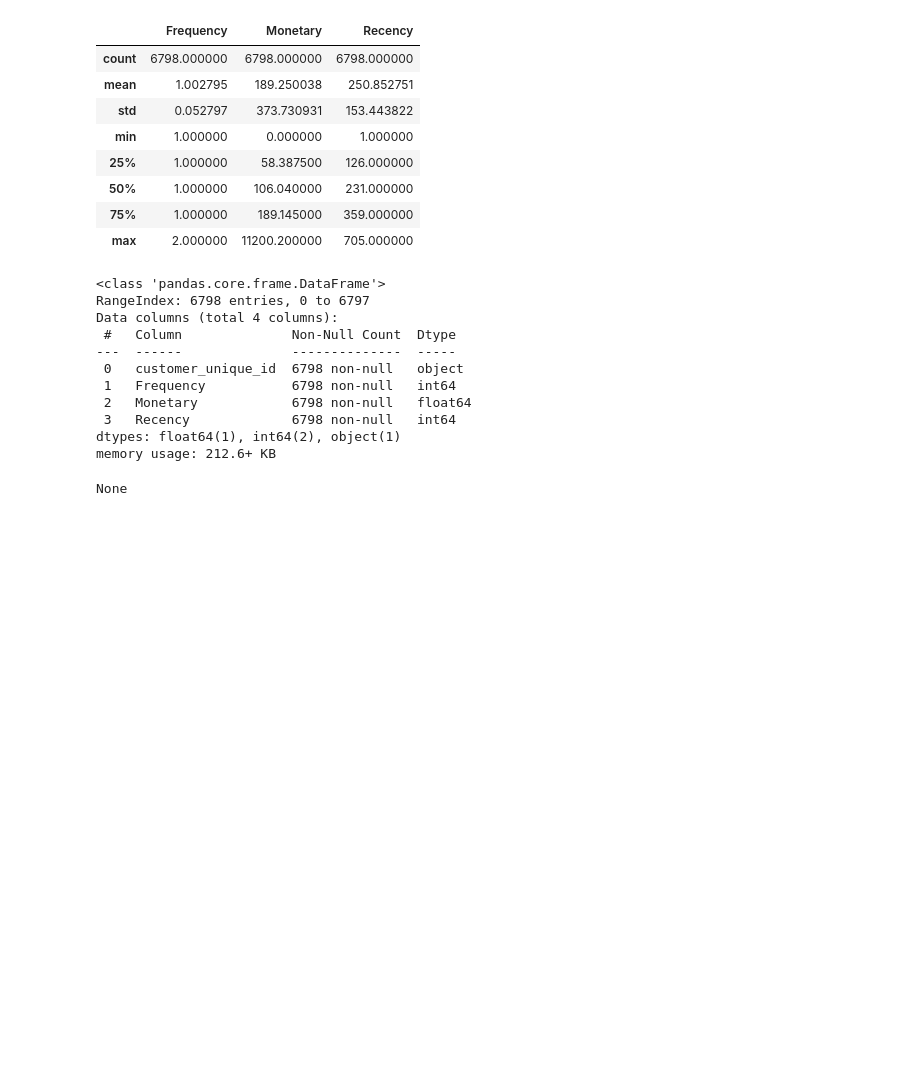
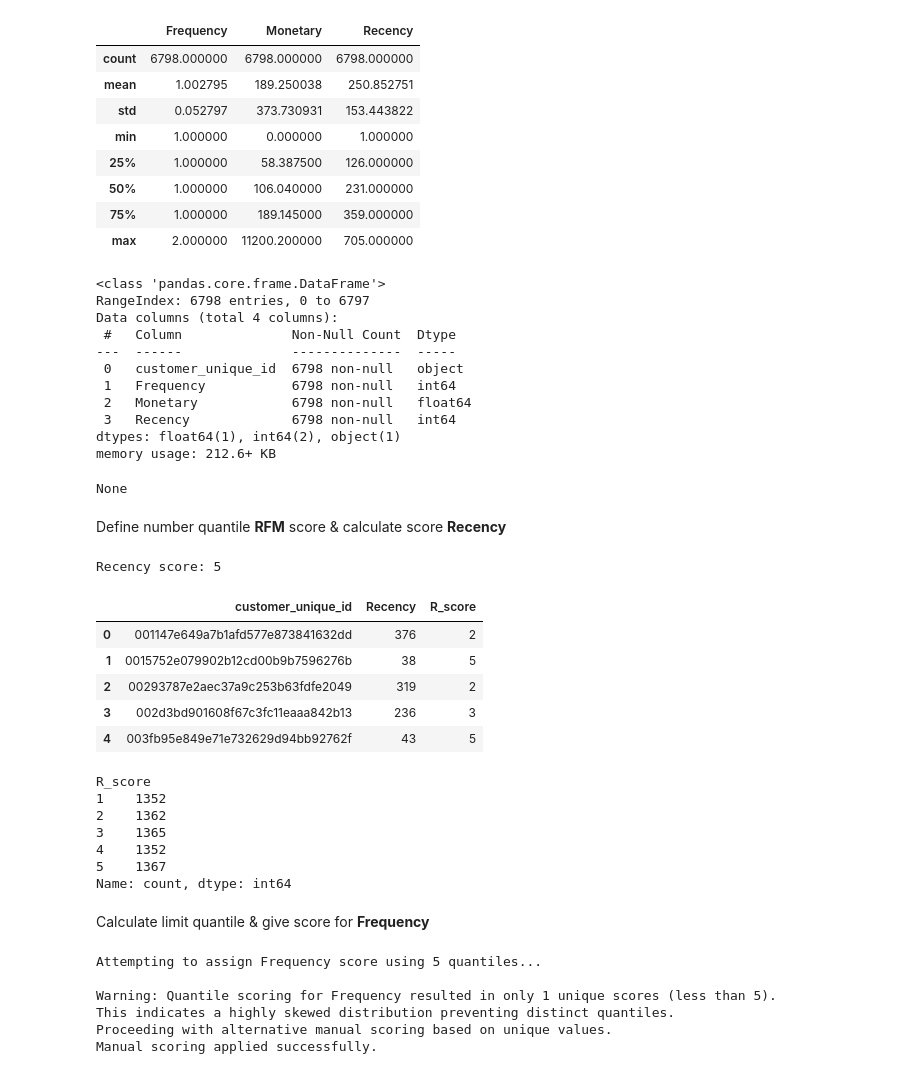
Before and after one commit to RizkiRdm/Olist-E-commerce-Performance-Analysis, a Jupyter notebook: notebooks/feature_engineering.ipynb, the cells around one changed output. Drawn from its saved outputs; the diff is of its cells as text; code cells hidden in the pictures; blank space fills up the shorter version.

```diff
--- a/notebooks/feature_engineering.ipynb
+++ b/notebooks/feature_engineering.ipynb
@@ -428,3 +428,5 @@ Data columns (total 4 columns):
 dtypes: float64(1), int64(2), object(1)
 memory usage: 212.6+ KB
 None
+# %% [markdown]
+Define number quantile **RFM** score & calculate score **Recency**
@@ -430,0 +441,69 @@ None
+# %%
+print(f"Recency score: {num_quantiles}")
+display(customer_rfm_final_df[["customer_unique_id", "Recency", "R_score"]].head())
+
+# check distribution
+print(customer_rfm_final_df["R_score"].value_counts().sort_index())
+# %% [output]
+Recency score: 5
+|  | customer_unique_id | Recency | R_score |
+| 0 | 001147e649a7b1afd577e873841632dd | 376 | 2 |
+| 1 | 0015752e079902b12cd00b9b7596276b | 38 | 5 |
+| 2 | 00293787e2aec37a9c253b63fdfe2049 | 319 | 2 |
+| 3 | 002d3bd901608f67c3fc11eaaa842b13 | 236 | 3 |
+| 4 | 003fb95e849e71e732629d94bb92762f | 43 | 5 |
+R_score
+1    1352
+2    1362
+3    1365
+4    1352
+5    1367
+Name: count, dtype: int64
+# %% [markdown]
+Calculate limit quantile & give score for **Frequency**
+# %%
+print(f"Attempting to assign Frequency score using {num_quantiles} quantiles...")
+
+# --- Attempt scoring using pd.qcut ---
+customer_rfm_final_df["F_score"] = pd.qcut(
+    customer_rfm_final_df["Frequency"],
+    q=num_quantiles,
+    labels=False,
+    duplicates="drop",
+)
+
+# Add 1 to shift the scores from 1 to q.
+customer_rfm_final_df["F_score"] = customer_rfm_final_df["F_score"] + 1
+
+# --- Step 2: Check if the quantile scoring resulted in a "skewed" distribution ---
+# We check if the number of unique scores produced is less than the requested number of quantiles.
+# If it is, it indicates that pd.qcut couldn't create distinct quantiles due to skewness/duplicates.
+
+if customer_rfm_final_df["F_score"].nunique() < num_quantiles:
+    print(
+        f"\nWarning: Quantile scoring for Frequency resulted in only {customer_rfm_final_df['F_score'].nunique()} unique scores (less than {num_quantiles})."
+    )
+    print("This indicates a highly skewed distribution preventing distinct quantiles.")
+    print("Proceeding with alternative manual scoring based on unique values.")
+
+    # --- Step 3: If skewed, apply manual scoring based on unique values ---
+    # This is the logic that was originally in the 'except' block.
+    # It assigns score 1 if Frequency is exactly 1, otherwise assigns score 2.
+    # Make sure this logic fits your definition of manual scoring based on skewness.
+
+    customer_rfm_final_df["F_score"] = customer_rfm_final_df["Frequency"].apply(
+        lambda x: 1 if x == 1 else 2
+    )
+    print("Manual scoring applied successfully.")
+
+else:
+    # --- Step 4: If not skewed (unique scores == num_quantiles), the quantile scoring is considered good ---
+    print("\nQuantile scoring resulted in the expected number of unique scores.")
+    print("Quantile scoring is considered successful.")
+# %% [output]
+Attempting to assign Frequency score using 5 quantiles...
+
+Warning: Quantile scoring for Frequency resulted in only 1 unique scores (less than 5).
+This indicates a highly skewed distribution preventing distinct quantiles.
+Proceeding with alternative manual scoring based on unique values.
+Manual scoring applied successfully.
```
Also changed, not shown: parts of 8 cells of this notebook.
